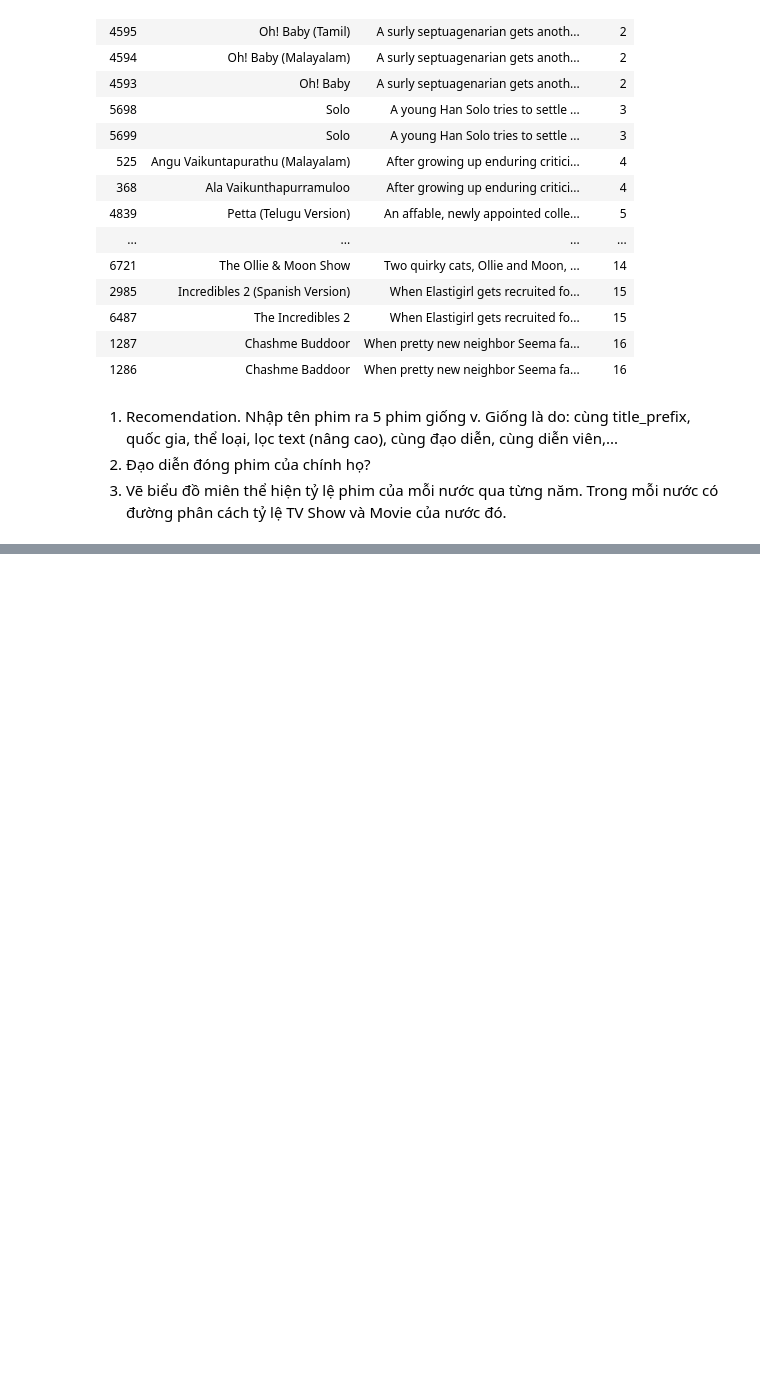
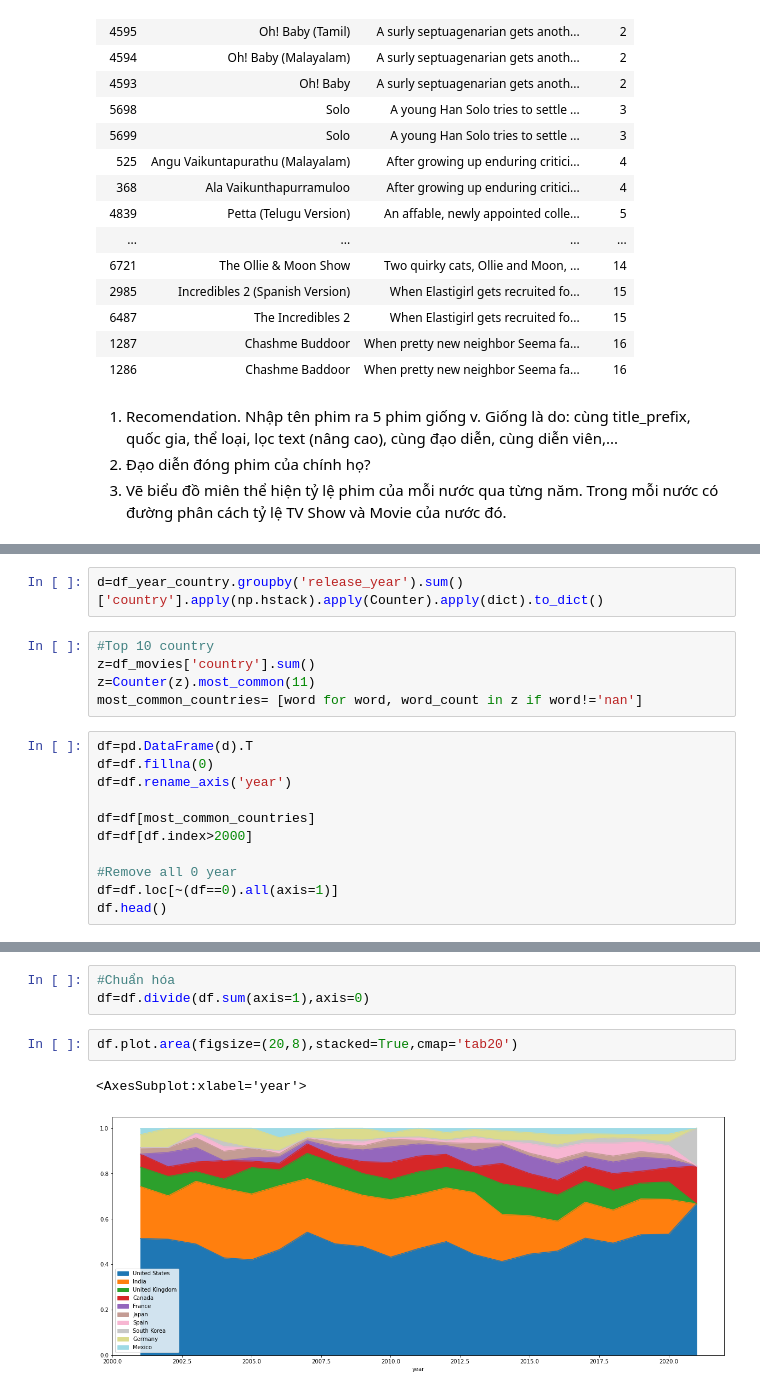
Before and after one commit to sgrayk/P4DS, a Jupyter notebook: Data preprocess Final.ipynb, the cells around one changed output, grey strips where cells are left out. Drawn from its saved outputs; the diff is of its cells as text; blank space fills up the shorter version.

```diff
--- a/Data preprocess Final.ipynb
+++ b/Data preprocess Final.ipynb
@@ -753,0 +950,18 @@ df1.reset_index().rename(columns={'index': 'Index'}).style\
+# %%
+d=df_year_country.groupby('release_year').sum()['country'].apply(np.hstack).apply(Counter).apply(dict).to_dict()
+# %%
+#Top 10 country
+z=df_movies['country'].sum()
+z=Counter(z).most_common(11)
+most_common_countries= [word for word, word_count in z if word!='nan']
+# %%
+df=pd.DataFrame(d).T
+df=df.fillna(0)
+df=df.rename_axis('year')
+
+df=df[most_common_countries]
+df=df[df.index>2000]
+
+#Remove all 0 year
+df=df.loc[~(df==0).all(axis=1)]
+df.head()
@@ -753,0 +976,8 @@ df1.reset_index().rename(columns={'index': 'Index'}).style\
+# %%
+#Chuẩn hóa
+df=df.divide(df.sum(axis=1),axis=0)
+# %%
+df.plot.area(figsize=(20,8),stacked=True,cmap='tab20')
+# %% [output]
+<AxesSubplot:xlabel='year'>
+[figure, added]
```
Also changed, not shown: parts of 38 cells of this notebook.
